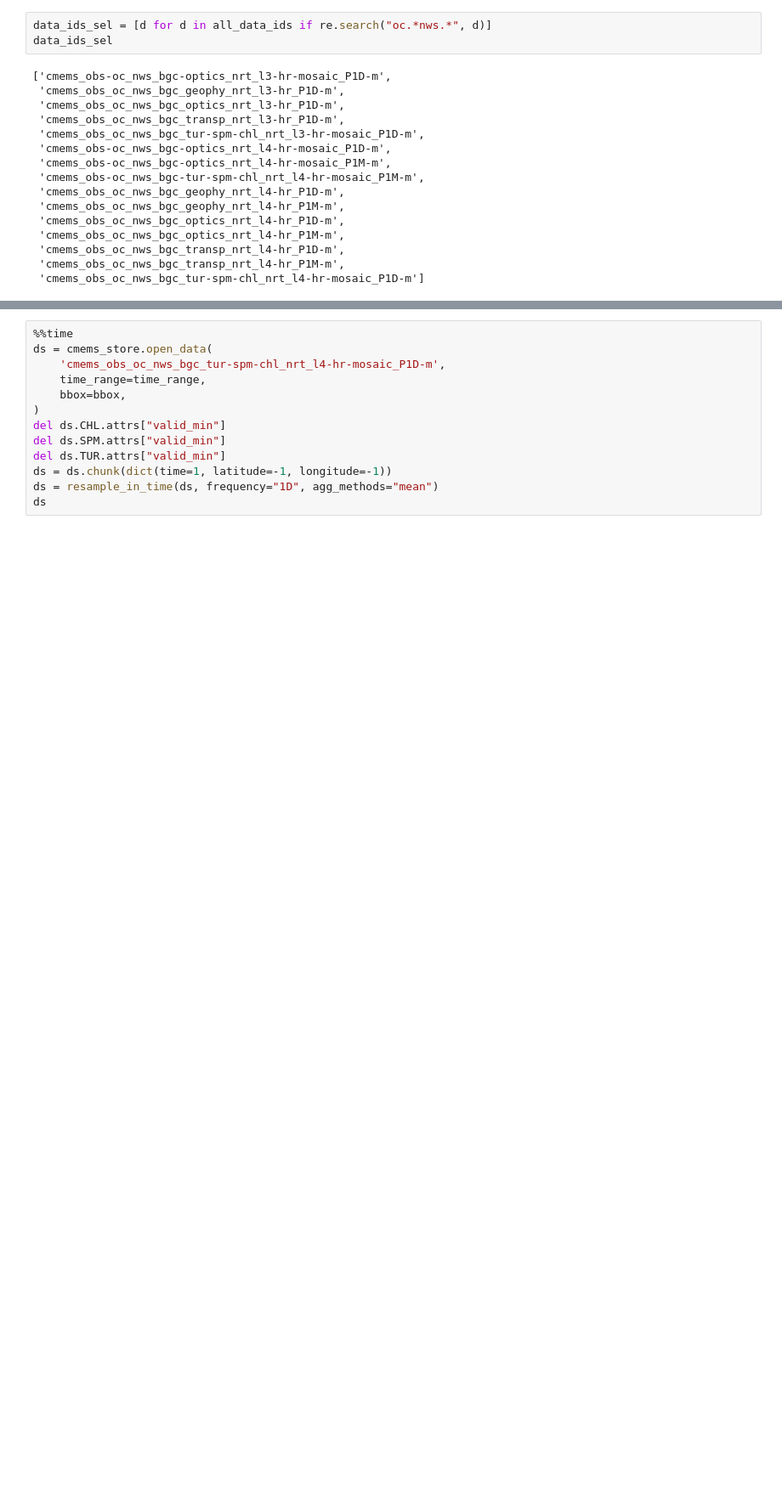
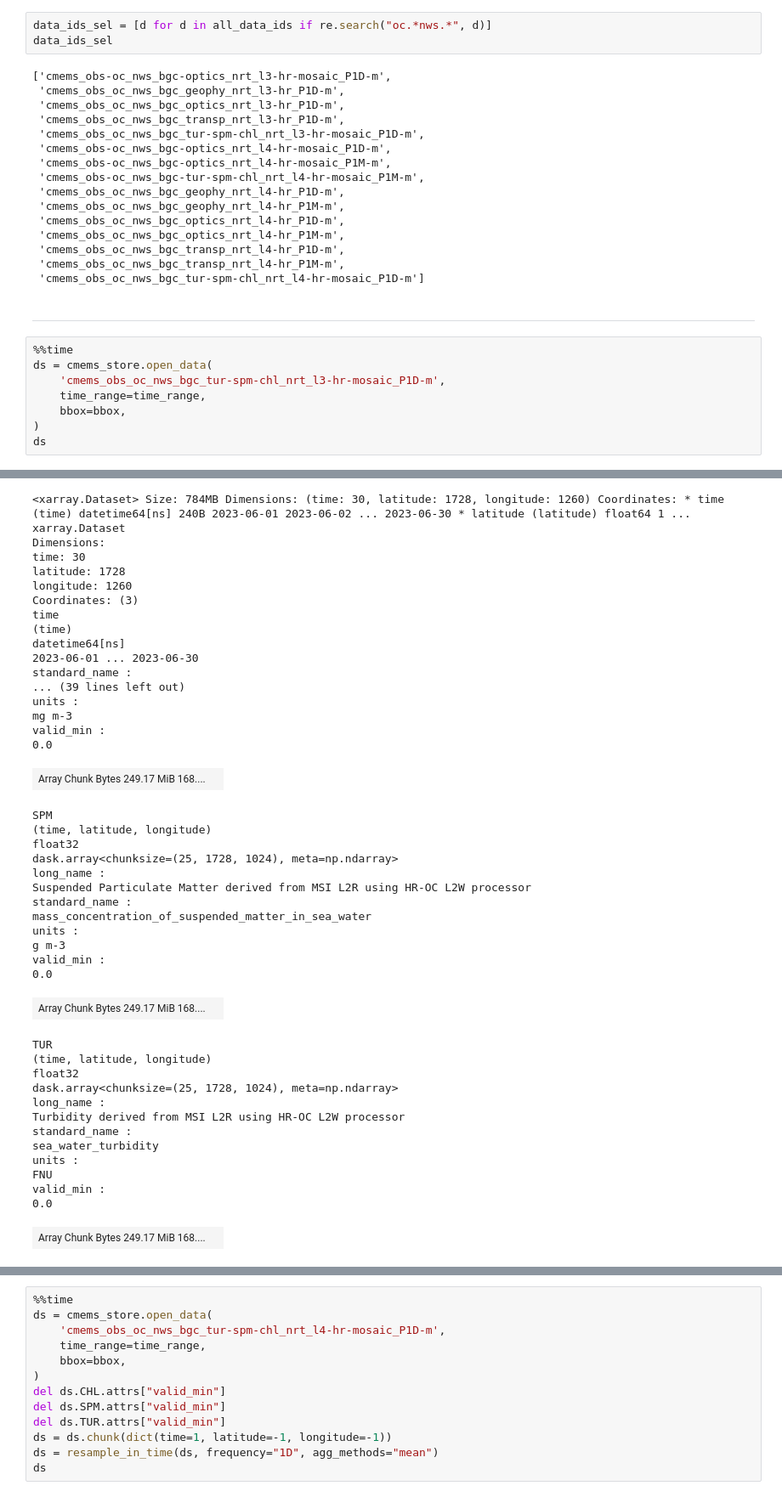
Before and after one commit to xcube-dev/geo_aquawatch_webinar, a Jupyter notebook: dataset_exploration/get_cmems.ipynb, the cells around one changed output, grey strips where cells are left out. Shown at 85% size. Cells and saved outputs as stored; diff of their text form; blank space fills up the shorter version.

```diff
--- a/dataset_exploration/get_cmems.ipynb
+++ b/dataset_exploration/get_cmems.ipynb
@@ -49,3 +49,14 @@ data_ids_sel
  'cmems_obs_oc_nws_bgc_transp_nrt_l4-hr_P1D-m',
  'cmems_obs_oc_nws_bgc_transp_nrt_l4-hr_P1M-m',
  'cmems_obs_oc_nws_bgc_tur-spm-chl_nrt_l4-hr-mosaic_P1D-m']
+# %% [markdown]
+---
+# %%
+%%time
+ds = cmems_store.open_data(
+    'cmems_obs_oc_nws_bgc_tur-spm-chl_nrt_l3-hr-mosaic_P1D-m',
+    time_range=time_range,
+    bbox=bbox,
+)
+ds
+# %% [output]
@@ -51,0 +67,44 @@ data_ids_sel
+<xarray.Dataset> Size: 784MB Dimensions: (time: 30, latitude: 1728, longitude: 1260) Coordinates: * time (time) datetime64[ns] 240B 2023-06-01 2023-06-02 ... 2023-06-30 * latitude (latitude) float64 1 ...
+xarray.Dataset
+Dimensions:
+time: 30
+latitude: 1728
+longitude: 1260
+Coordinates: (3)
+time
+(time)
+datetime64[ns]
+2023-06-01 ... 2023-06-30
+standard_name :
+... (39 lines left out)
+units :
+mg m-3
+valid_min :
+0.0
+| Array Chunk Bytes 249.17 MiB 168.... |  |
+SPM
+(time, latitude, longitude)
+float32
+dask.array<chunksize=(25, 1728, 1024), meta=np.ndarray>
+long_name :
+Suspended Particulate Matter derived from MSI L2R using HR-OC L2W processor
+standard_name :
+mass_concentration_of_suspended_matter_in_sea_water
+units :
+g m-3
+valid_min :
+0.0
+| Array Chunk Bytes 249.17 MiB 168.... |  |
+TUR
+(time, latitude, longitude)
+float32
+dask.array<chunksize=(25, 1728, 1024), meta=np.ndarray>
+long_name :
+Turbidity derived from MSI L2R using HR-OC L2W processor
+standard_name :
+sea_water_turbidity
+units :
+FNU
+valid_min :
+0.0
+| Array Chunk Bytes 249.17 MiB 168.... |  |
```
Also changed, not shown: parts of 5 cells of this notebook, 6 other files.
